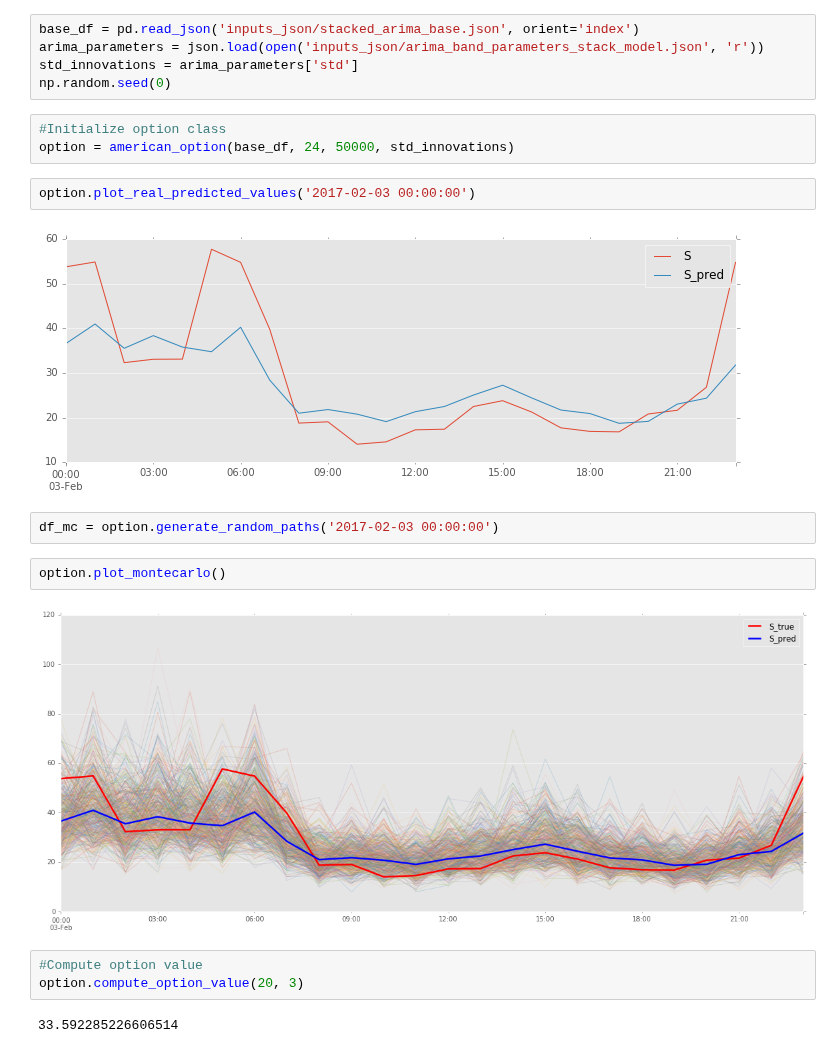
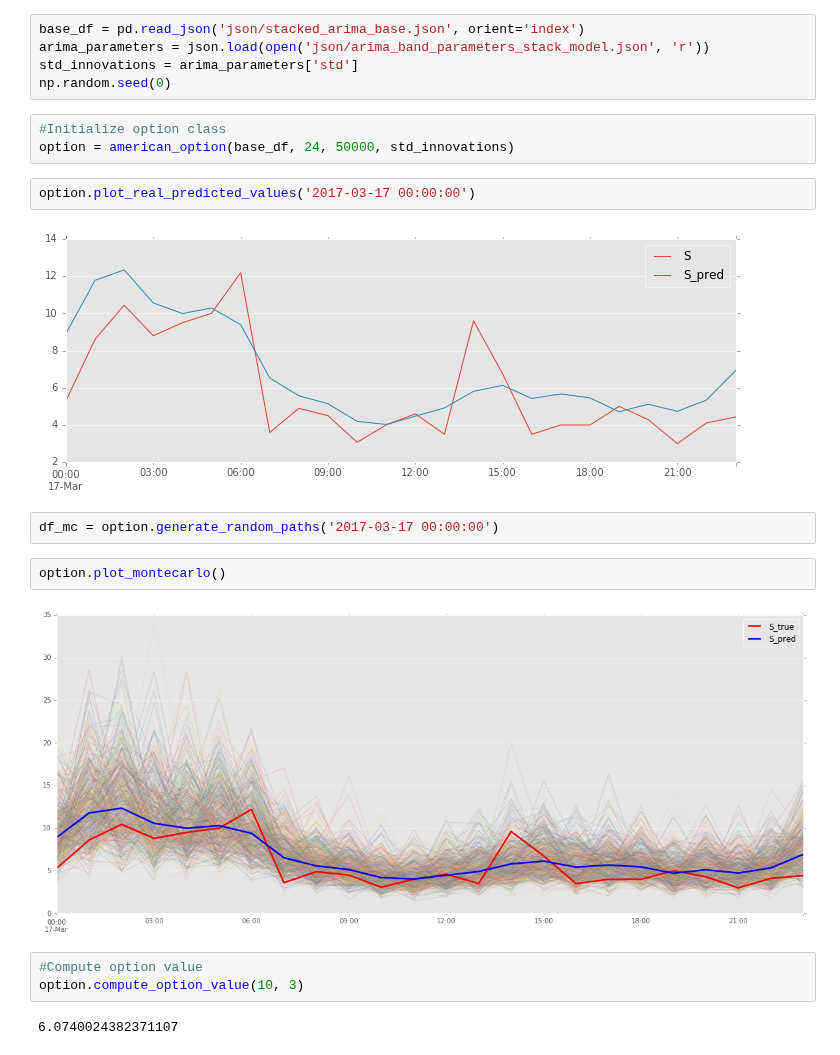
Before and after one commit to NonoMalpi/Secondary_band, a Jupyter notebook: American Option.ipynb, the cells around one changed output. Cells and saved outputs as stored; diff of their text form.

```diff
--- a/American Option.ipynb
+++ b/American Option.ipynb
@@ -12,28 +12,28 @@ plt.style.use('ggplot')
 # %%
 from american_option import *
 # %%
-base_df = pd.read_json('inputs_json/stacked_arima_base.json', orient='index')
-arima_parameters = json.load(open('inputs_json/arima_band_parameters_stack_model.json', 'r'))
+base_df = pd.read_json('json/stacked_arima_base.json', orient='index')
+arima_parameters = json.load(open('json/arima_band_parameters_stack_model.json', 'r'))
 std_innovations = arima_parameters['std']
 np.random.seed(0)
 # %%
 #Initialize option class
 option = american_option(base_df, 24, 50000, std_innovations)
 # %%
-option.plot_real_predicted_values('2017-02-03 00:00:00')
+option.plot_real_predicted_values('2017-03-17 00:00:00')
 # %% [output]
-[figure, old version]
+[figure, new version]
 # %%
-df_mc = option.generate_random_paths('2017-02-03 00:00:00')
+df_mc = option.generate_random_paths('2017-03-17 00:00:00')
 # %%
 option.plot_montecarlo()
 # %% [output]
-[figure, old version]
+[figure, new version]
 # %%
 #Compute option value
-option.compute_option_value(20, 3)
+option.compute_option_value(10, 3)
 # %% [output]
-33.592285226606514
+6.0740024382371107
 # %%
 #Option value change against strike
 K = np.linspace(0,100,101)
```
Also changed, not shown: parts of 3 cells of this notebook, 37 other files.
